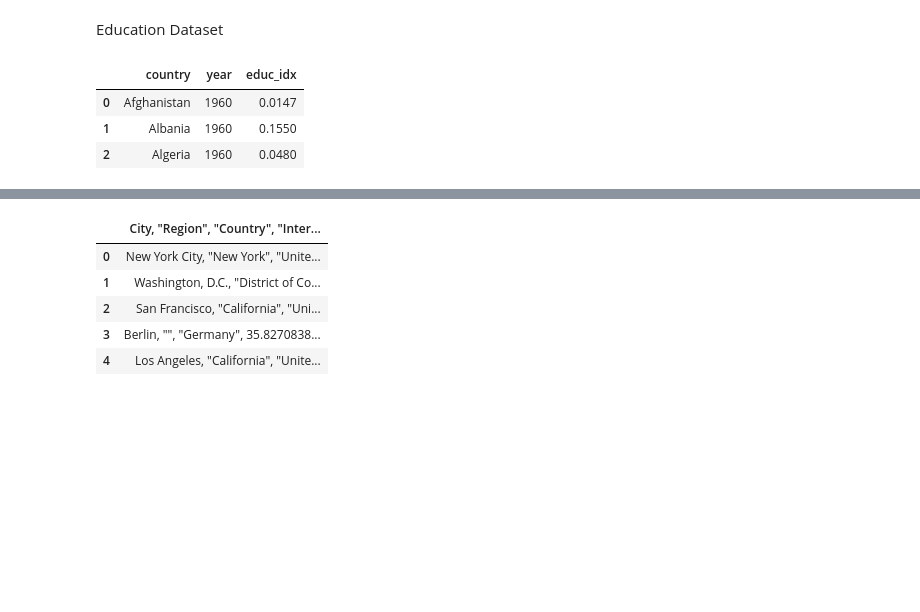
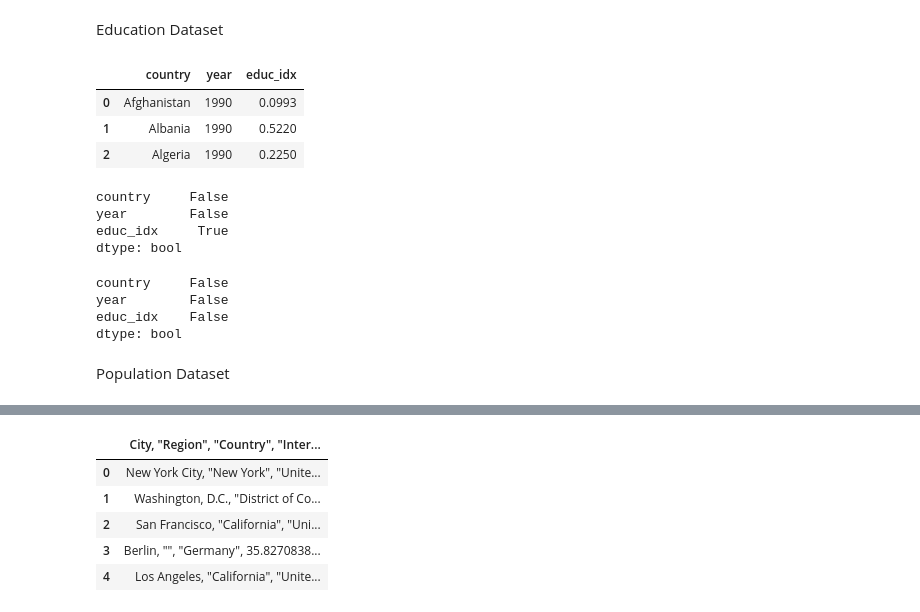
Before and after one commit to havipr/dataAnalytics, a Jupyter notebook: projects/Data/Internet_Poverty_Education.ipynb, the cells around one changed output, grey strips where cells are left out. Cells and saved outputs as stored; diff of their text form; code cells hidden in the pictures; blank space fills up the shorter version.

```diff
--- a/projects/Data/Internet_Poverty_Education.ipynb
+++ b/projects/Data/Internet_Poverty_Education.ipynb
@@ -168,16 +169,22 @@ dtype: bool
 # %% [markdown]
 Education Dataset
 # %%
-education_src.head()
-
 # get desired columns using the 'sel_columns' list
 education = education_src[sel_columns]
 
 # again we unpovot and format the same as 'income' datasets
 education = education_src.melt(id_vars='country', value_vars=sel_columns[1:], var_name='year', value_name='educ_idx')
 education.head(3)
 # %% [output]
 |  | country | year | educ_idx |
-| 0 | Afghanistan | 1960 | 0.0147 |
-| 1 | Albania | 1960 | 0.1550 |
-| 2 | Algeria | 1960 | 0.0480 |
+| 0 | Afghanistan | 1990 | 0.0993 |
+| 1 | Albania | 1990 | 0.5220 |
+| 2 | Algeria | 1990 | 0.2250 |
+# %%
+#check for Null values inside the education data
+education.isna().any()
+# %% [output]
+country     False
+year        False
+educ_idx     True
+dtype: bool
@@ -183,0 +194,10 @@ education.head(3)
+# %%
+#check the result after calling the function
+education.isna().any()
+# %% [output]
+country     False
+year        False
+educ_idx    False
+dtype: bool
+# %% [markdown]
+Population Dataset
```
Also changed, not shown: parts of 32 cells of this notebook, 2 other files.
